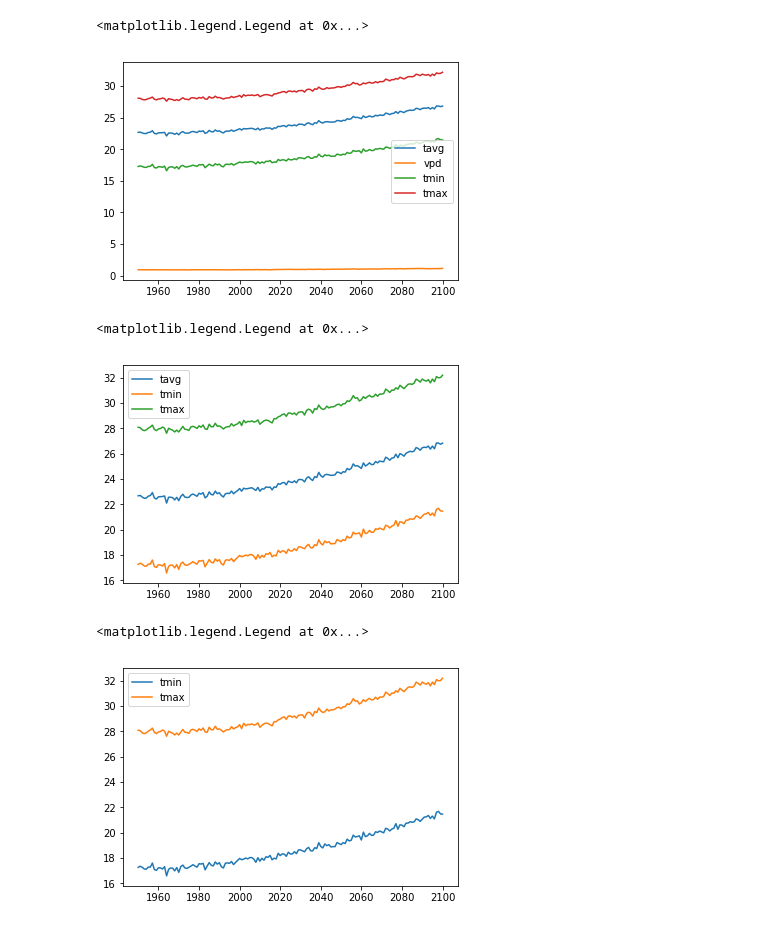
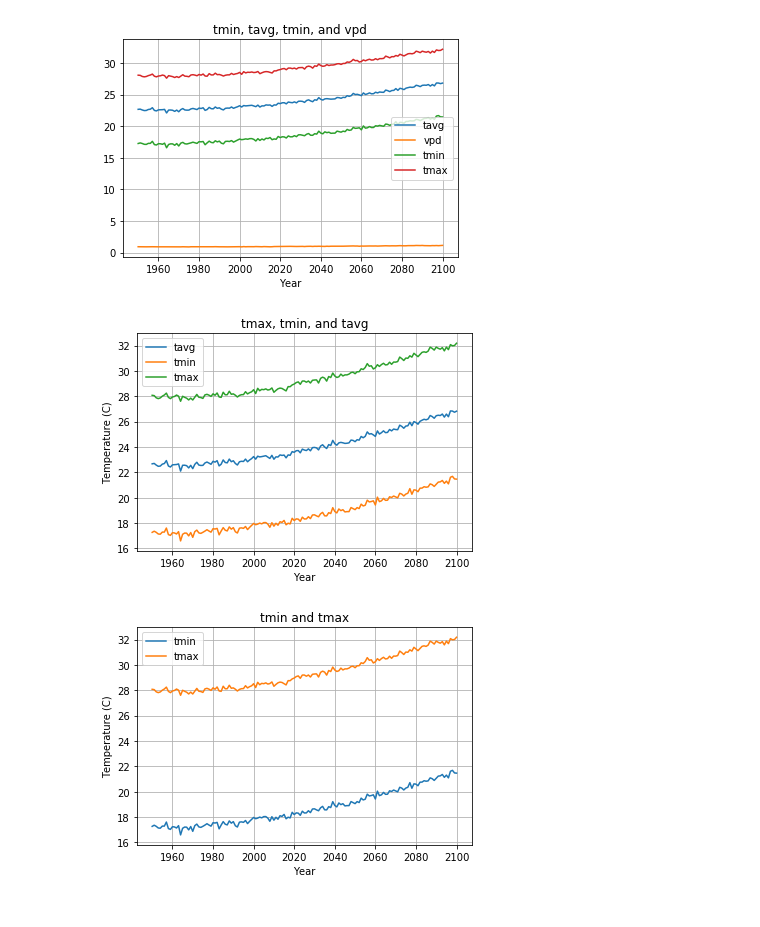
Before and after one commit to bvande21/learn_python, a Jupyter notebook: Python test code.ipynb, the cells around one changed output. Saved outputs shown, nothing was run; the diff lists cells and outputs as text; code cells hidden in the pictures.

Commit message:
added labels

```diff
--- a/Python test code.ipynb
+++ b/Python test code.ipynb
@@ -13,14 +13,16 @@ data = pd.read_csv('/Users/BillVandenberg/Documents/Stoy Research/CSV_Test_value
 # %%
 fig = plt.figure()
 ax = plt.gca() #gets current figure
 ax.plot(data['year'], data['tavg'], label = 'tavg') #plots tave vs year
 ax.plot(data['year'], data['vpd'], label='vpd') #plots vpd vs year
 ax.plot(data['year'], data['tmin'], label='tmin') #plots tmin vs year
 ax.plot(data['year'], data['tmax'], label='tmax') #plots tmax vs year
 ax.legend() #creates legend
+plt.title('tmin, tavg, tmin, and vpd') #adds title
+plt.xlabel('Year') #adds x label
+plt.grid() #adds gridlines
 # %% [output]
-<matplotlib.legend.Legend at 0x...>
-[figure, old version]
+[figure, new version]
 # %%
 fig = plt.figure()
 ax = plt.gca() #gets current figure
@@ -28,15 +30,21 @@ ax.plot(data['year'], data['tavg'], label = 'tavg') #plots tave vs tmax
 ax.plot(data['year'], data['tmin'], label='tmin') #plots tmin vs year
 ax.plot(data['year'], data['tmax'], label='tmax') #plots tmax vs year
 ax.legend() #creates legend
+plt.title('tmax, tmin, and tavg') #adds title
+plt.xlabel('Year') #adds x label
+plt.ylabel('Temperature (C)') #adds y label
+plt.grid() #adds gridlines
 # %% [output]
-<matplotlib.legend.Legend at 0x...>
-[figure, old version]
+[figure, new version]
 # %%
 fig = plt.figure()
 ax = plt.gca() #gets current figure
 ax.plot(data['year'], data['tmin'], label='tmin') #plots tmin vs year
 ax.plot(data['year'], data['tmax'], label='tmax') #plots tmax vs year
 ax.legend() #creates legend
+plt.title('tmin and tmax') #creates title
+plt.xlabel('Year') #creates x-axis label
+plt.ylabel('Temperature (C)') #cretes y-axis label
+plt.grid() #adds gridlines
 # %% [output]
-<matplotlib.legend.Legend at 0x...>
-[figure, old version]
+[figure, new version]
```
Also changed, not shown: parts of 2 cells of this notebook.
